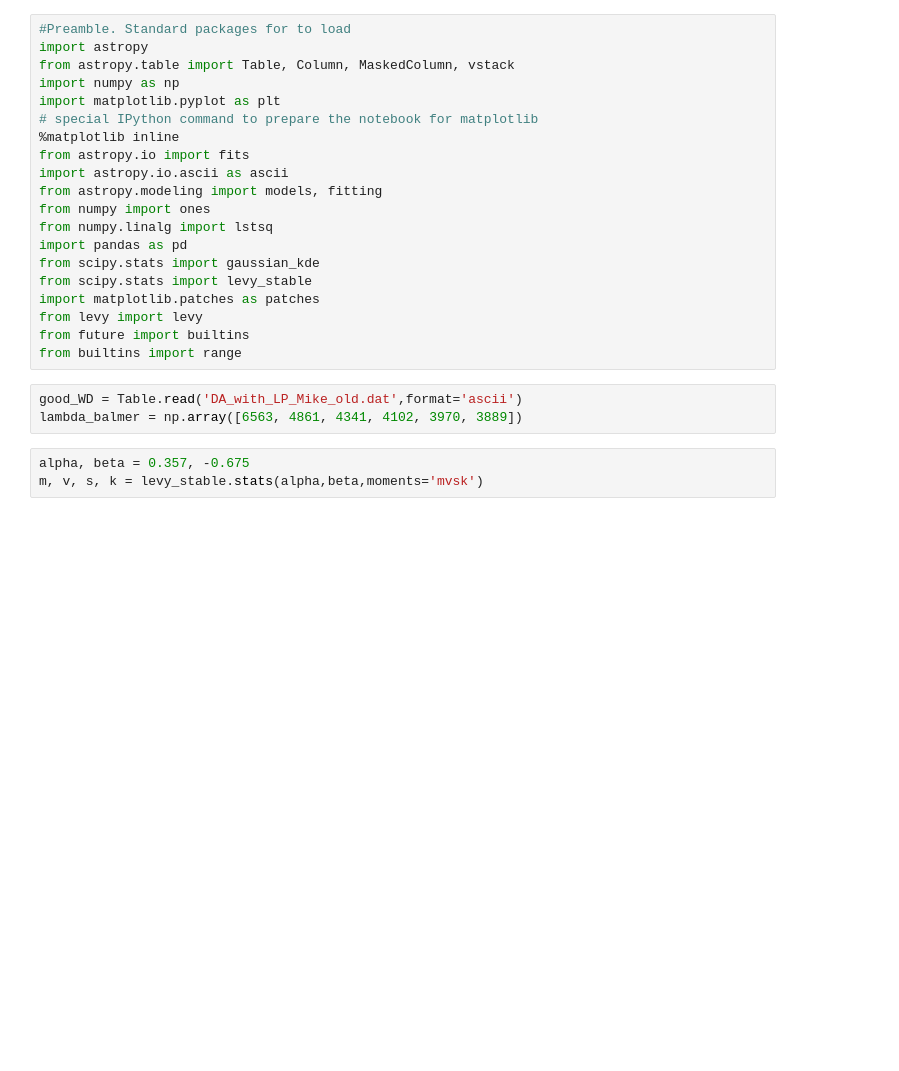
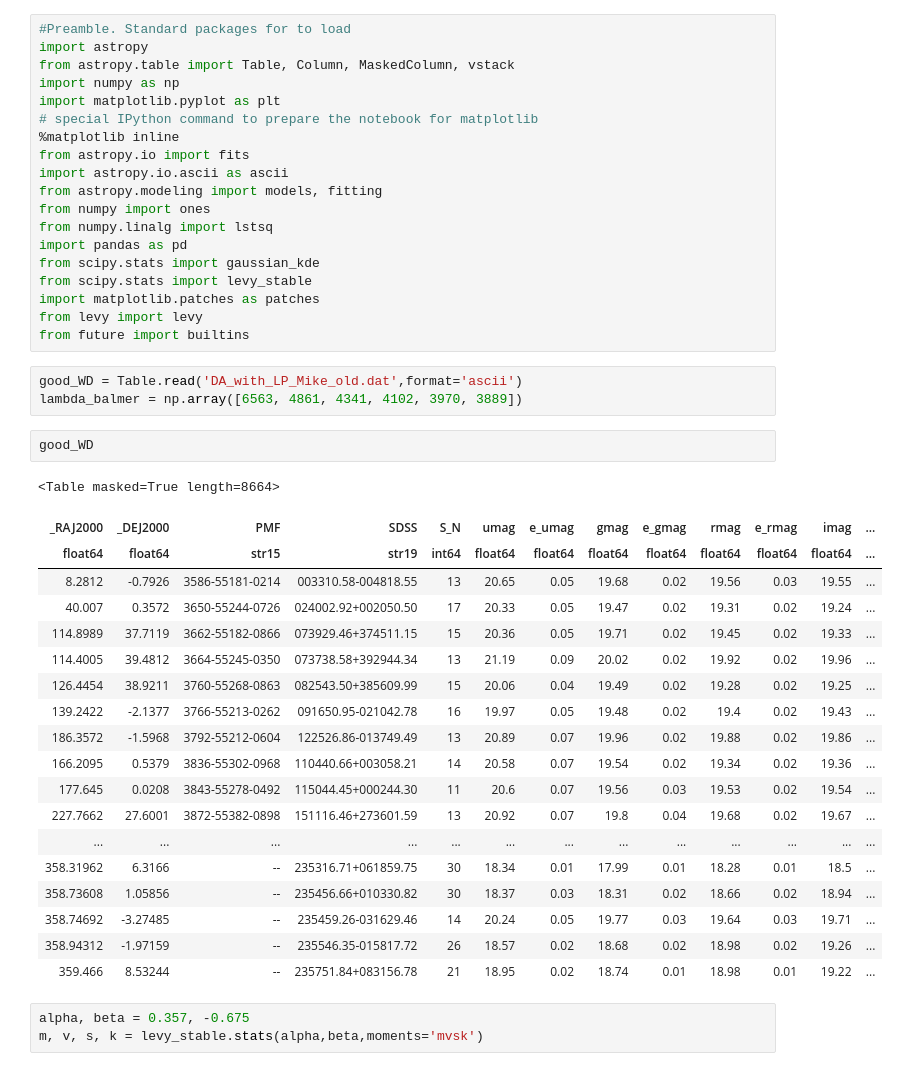
Before and after one commit to astrophysically/WDSpectralFitting, a Jupyter notebook: notebooks/Spectra_Quality.ipynb, the cells around one changed output. Drawn from its saved outputs; the diff is of its cells as text; blank space fills up the shorter version.

```diff
--- a/notebooks/Spectra_Quality.ipynb
+++ b/notebooks/Spectra_Quality.ipynb
@@ -17,10 +17,31 @@ from scipy.stats import levy_stable
 import matplotlib.patches as patches
 from levy import levy
 from future import builtins
-from builtins import range
 # %%
 good_WD = Table.read('DA_with_LP_Mike_old.dat',format='ascii')
 lambda_balmer = np.array([6563, 4861, 4341, 4102, 3970, 3889])
+# %%
+good_WD
+# %% [output]
+<Table masked=True length=8664>
+| _RAJ2000 | _DEJ2000 | PMF | SDSS | S_N | umag | e_umag | gmag | e_gmag | rmag | e_rmag | imag | ... |
+| float64 | float64 | str15 | str19 | int64 | float64 | float64 | float64 | float64 | float64 | float64 | float64 | ... |
+| 8.2812 | -0.7926 | 3586-55181-0214 | 003310.58-004818.55 | 13 | 20.65 | 0.05 | 19.68 | 0.02 | 19.56 | 0.03 | 19.55 | ... |
+| 40.007 | 0.3572 | 3650-55244-0726 | 024002.92+002050.50 | 17 | 20.33 | 0.05 | 19.47 | 0.02 | 19.31 | 0.02 | 19.24 | ... |
+| 114.8989 | 37.7119 | 3662-55182-0866 | 073929.46+374511.15 | 15 | 20.36 | 0.05 | 19.71 | 0.02 | 19.45 | 0.02 | 19.33 | ... |
+| 114.4005 | 39.4812 | 3664-55245-0350 | 073738.58+392944.34 | 13 | 21.19 | 0.09 | 20.02 | 0.02 | 19.92 | 0.02 | 19.96 | ... |
+| 126.4454 | 38.9211 | 3760-55268-0863 | 082543.50+385609.99 | 15 | 20.06 | 0.04 | 19.49 | 0.02 | 19.28 | 0.02 | 19.25 | ... |
+| 139.2422 | -2.1377 | 3766-55213-0262 | 091650.95-021042.78 | 16 | 19.97 | 0.05 | 19.48 | 0.02 | 19.4 | 0.02 | 19.43 | ... |
+| 186.3572 | -1.5968 | 3792-55212-0604 | 122526.86-013749.49 | 13 | 20.89 | 0.07 | 19.96 | 0.02 | 19.88 | 0.02 | 19.86 | ... |
+| 166.2095 | 0.5379 | 3836-55302-0968 | 110440.66+003058.21 | 14 | 20.58 | 0.07 | 19.54 | 0.02 | 19.34 | 0.02 | 19.36 | ... |
+| 177.645 | 0.0208 | 3843-55278-0492 | 115044.45+000244.30 | 11 | 20.6 | 0.07 | 19.56 | 0.03 | 19.53 | 0.02 | 19.54 | ... |
+| 227.7662 | 27.6001 | 3872-55382-0898 | 151116.46+273601.59 | 13 | 20.92 | 0.07 | 19.8 | 0.04 | 19.68 | 0.02 | 19.67 | ... |
+| ... | ... | ... | ... | ... | ... | ... | ... | ... | ... | ... | ... | ... |
+| 358.31962 | 6.3166 | -- | 235316.71+061859.75 | 30 | 18.34 | 0.01 | 17.99 | 0.01 | 18.28 | 0.01 | 18.5 | ... |
+| 358.73608 | 1.05856 | -- | 235456.66+010330.82 | 30 | 18.37 | 0.03 | 18.31 | 0.02 | 18.66 | 0.02 | 18.94 | ... |
+| 358.74692 | -3.27485 | -- | 235459.26-031629.46 | 14 | 20.24 | 0.05 | 19.77 | 0.03 | 19.64 | 0.03 | 19.71 | ... |
+| 358.94312 | -1.97159 | -- | 235546.35-015817.72 | 26 | 18.57 | 0.02 | 18.68 | 0.02 | 18.98 | 0.02 | 19.26 | ... |
+| 359.466 | 8.53244 | -- | 235751.84+083156.78 | 21 | 18.95 | 0.02 | 18.74 | 0.01 | 18.98 | 0.01 | 19.22 | ... |
 # %%
 alpha, beta = 0.357, -0.675
 m, v, s, k = levy_stable.stats(alpha,beta,moments='mvsk')
```
Also changed, not shown: parts of 3 cells of this notebook, 7 other files.
